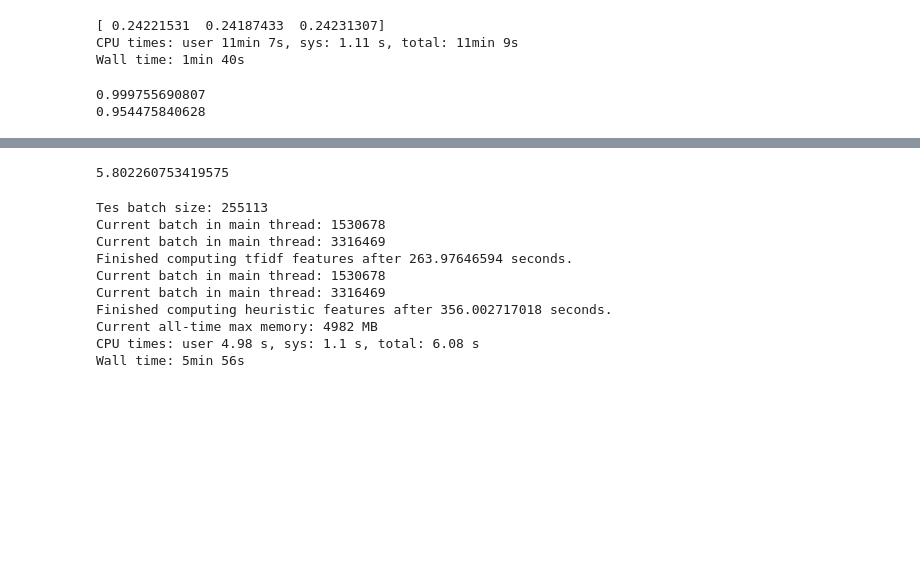
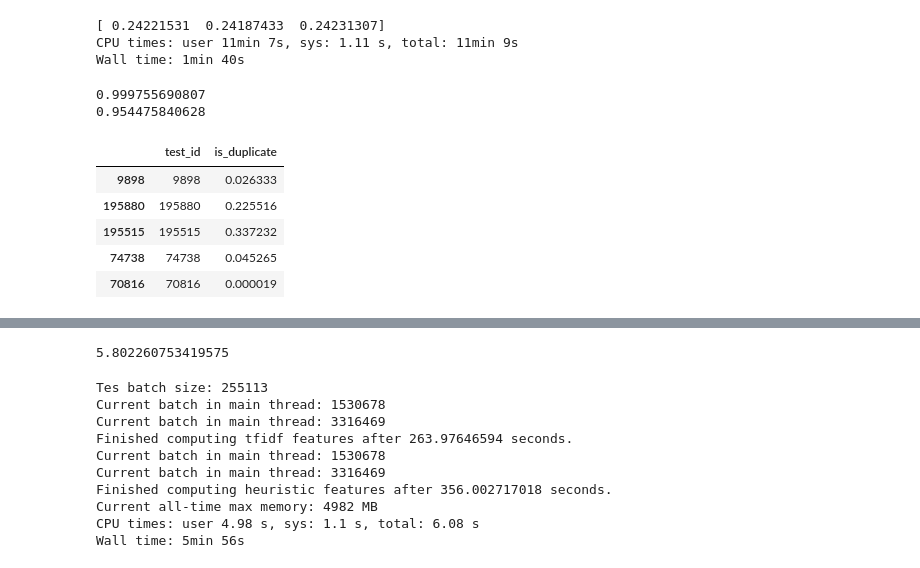
Before and after one commit to avsolatorio/kaggle-quora-question-pairs, a Jupyter notebook: src/Quora Duplicate Predictor.ipynb, the cells around one changed output, grey strips where cells are left out. Saved outputs shown, nothing was run; the diff lists cells and outputs as text; code cells hidden in the pictures; blank space fills up the shorter version.

```diff
--- a/src/Quora Duplicate Predictor.ipynb
+++ b/src/Quora Duplicate Predictor.ipynb
@@ -664,3 +664,20 @@ print(roc_auc_score(y_valid, rf_model.predict_proba(X_valid)[:, 1]))
 # %% [output]
 0.999755690807
 0.954475840628
+# %%
+# %%time
+rf_val = pd.DataFrame()
+val_id = X_valid.index
+
+rf_val['test_id'] = val_id
+rf_val['is_duplicate'] = rf_model.predict_proba(X_valid)[:, 1]
+rf_val.index = val_id
+rf_val = rf_val.drop_duplicates()
+rf_val.head()
+# %% [output]
+|  | test_id | is_duplicate |
+| 9898 | 9898 | 0.026333 |
+| 195880 | 195880 | 0.225516 |
+| 195515 | 195515 | 0.337232 |
+| 74738 | 74738 | 0.045265 |
+| 70816 | 70816 | 0.000019 |
```
Also changed, not shown: parts of 6 cells of this notebook.
